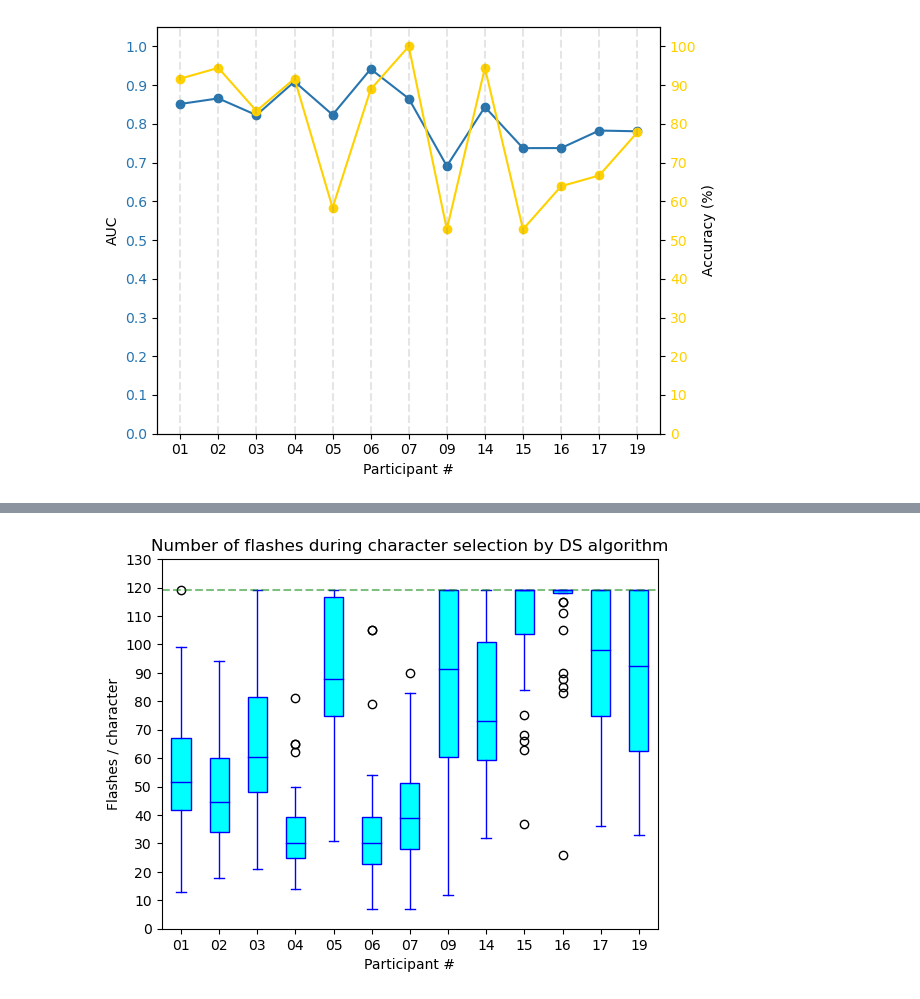
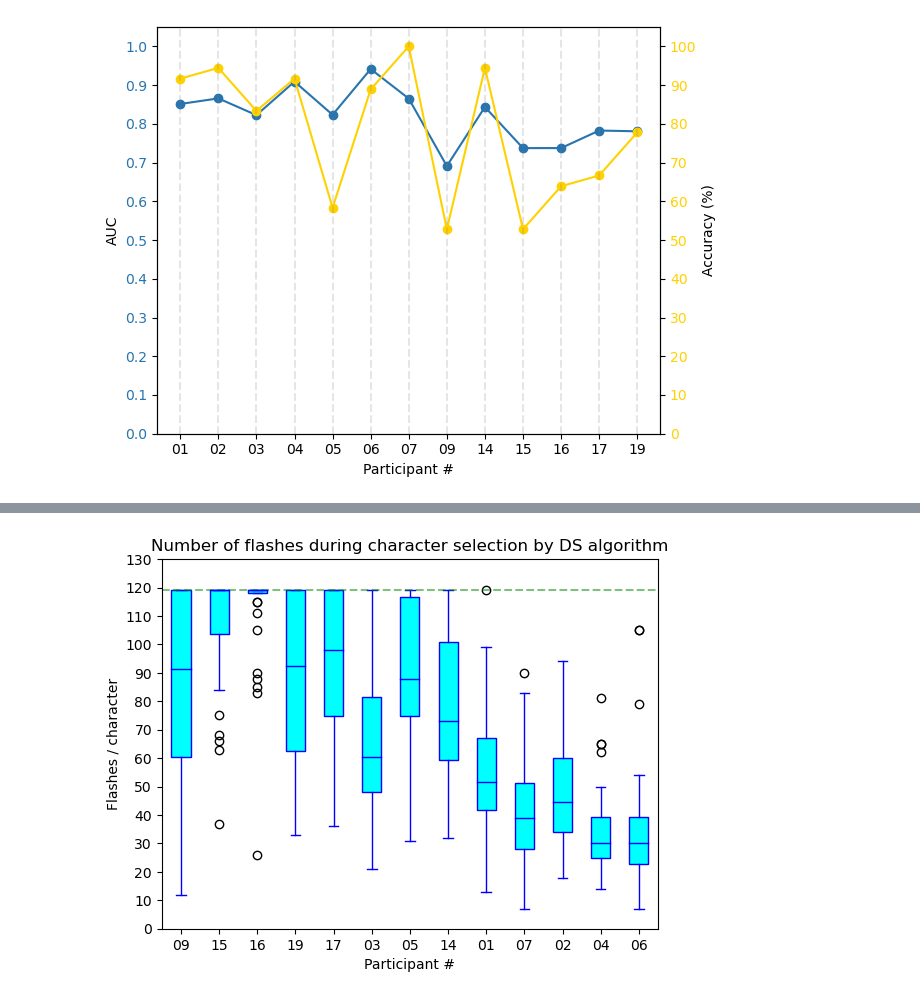
Before and after one commit to zs144/P300-BCI, a Jupyter notebook: Task5/task5-extra-2.ipynb, the cells around one changed output, grey strips where cells are left out. Drawn from its saved outputs; the diff is of its cells as text; code cells hidden in the pictures.

```diff
--- a/Task5/task5-extra-2.ipynb
+++ b/Task5/task5-extra-2.ipynb
@@ -116,7 +116,7 @@ for obj in obj_indices:
                                               stim_channel='CurrentTarget',
                                               verbose=False)
         current_target = current_target_events[:,2]
-        truth = eventIDs_to_strings(BOARD, current_target)
+        truth = eventIDs_to_sequence(BOARD, current_target)
 
         phases_events = mne.find_events(raw_data,
                                         stim_channel='PhaseInSequence',
@@ -146,7 +146,7 @@ for obj in obj_indices:
         ACTUAL_T_MAX = int(len(stim_begin_time)/len(truth))
         P_threshold = 0.9
 
-        trail_perform = {'truth':list(truth), 'select':[], 'times':[]}
+        trail_perform = {'truth':truth, 'select':[], 'times':[]}
 
         for trail in range(len(during_trail_phases)):
             P_all = np.ones(shape=(N_ROWS, N_COLS)) * (1/M) # Initialize probs
@@ -194,4 +194,7 @@ for obj in obj_indices:
 # all_performance # check results [passed!]
 
 # AUCs # check results [passed!]
+# %%
+AUC_df = pd.DataFrame({'index': obj_indices, 'AUC': DS_AUCs})
+AUC_df.sort_values('AUC', inplace=True)
 # %%
@@ -265,23 +287,28 @@ fig.tight_layout()  # otherwise the right y-label is slightly clipped
+# %%
+DS_trails_df = pd.DataFrame({'index': obj_indices, 'trails': DS_trails})
+DS_trails_and_AUC_df = pd.merge(AUC_df, DS_trails_df, on="index")
+DS_trails_and_AUC_df.sort_values('AUC', inplace=True)
 # %%
 edge_color = 'blue'
 fill_color = 'cyan'
-bp = plt.boxplot(DS_trails, patch_artist=True)
+bp = plt.boxplot(DS_trails_and_AUC_df['trails'], patch_artist=True)
 for element in ['boxes', 'whiskers', 'fliers', 'means', 'medians', 'caps']:
     plt.setp(bp[element], color=edge_color)
 for patch in bp['boxes']:
     patch.set(facecolor=fill_color)
 
 plt.xlabel('Participant #')
-plt.xticks(ticks=[i+1 for i in range(len(obj_indices))], labels=obj_indices)
+plt.xticks(ticks=[i+1 for i in range(len(obj_indices))],
+           labels=DS_trails_and_AUC_df['index'])
 plt.ylabel('Flashes / character')
 plt.ylim(0, 130)
 plt.yticks([10*i for i in range(14)])
 plt.title('Number of flashes during character selection by DS algorithm')
 
 plt.axhline(y=119, color='green', alpha=0.5, linestyle='--')
 plt.show()
 # %% [output]
-[figure, old version]
+[figure, new version]
 # %%
 obj_indices = ['01', '02', '03', '04', '05', '06', '07',
                '09', '14', '15', '16', '17', '19']
```
Also changed, not shown: parts of 8 cells of this notebook.
